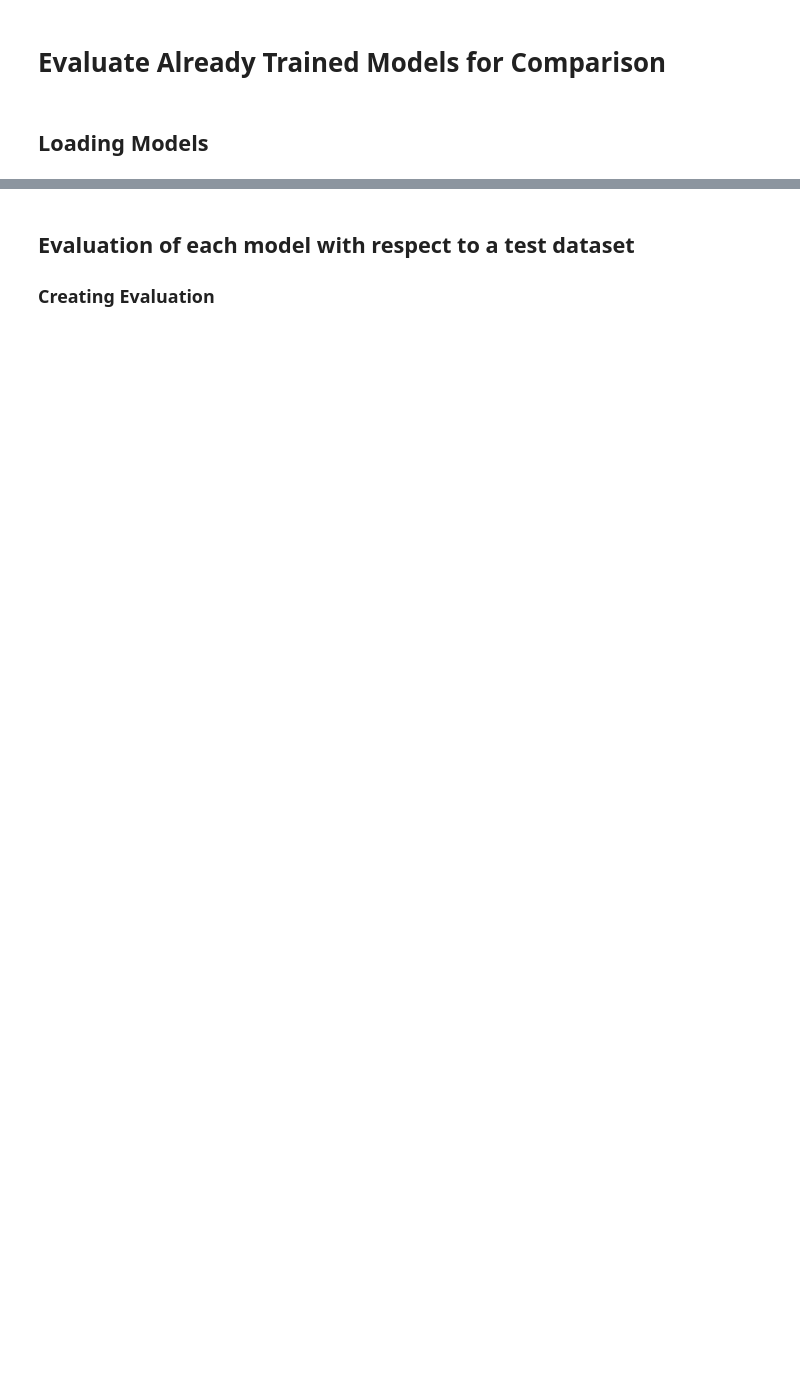
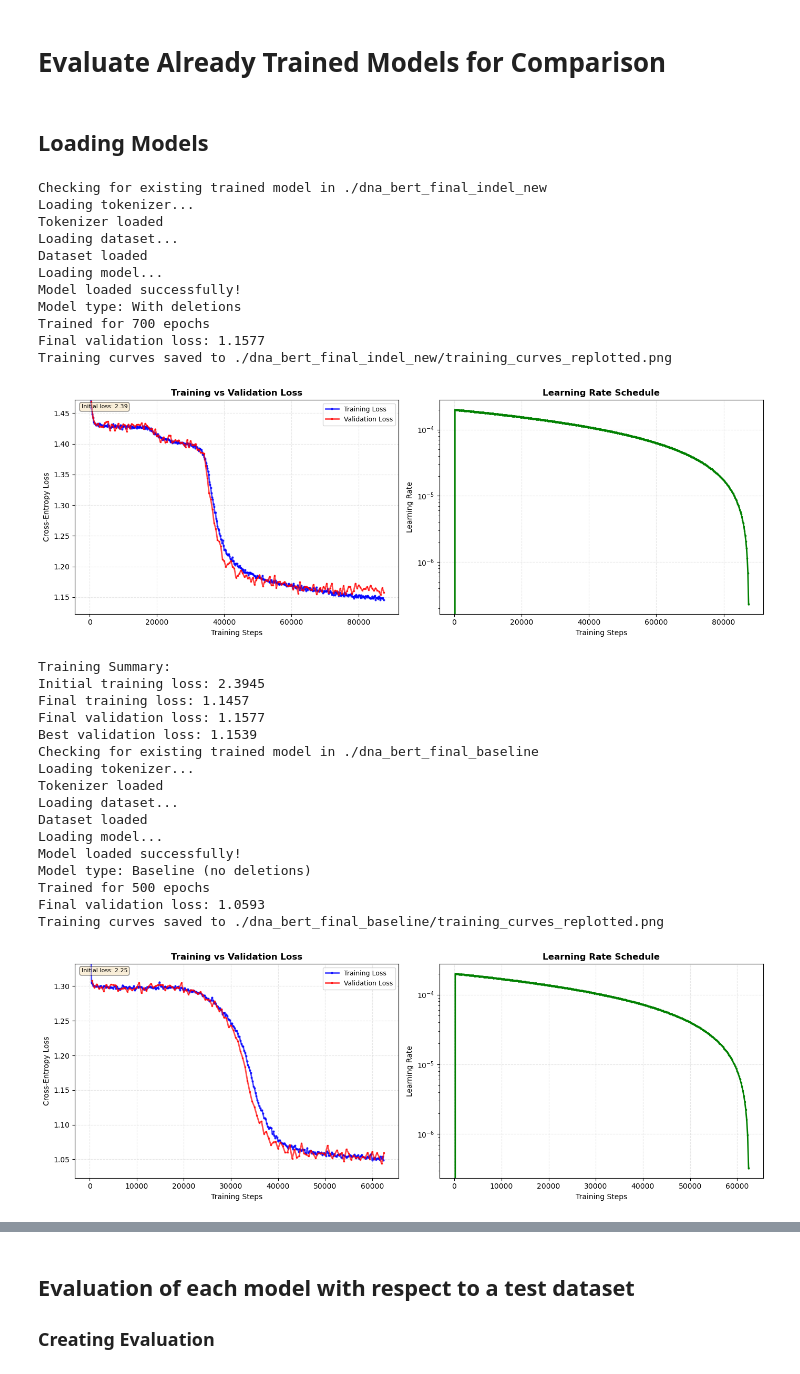
Before and after one commit to giokepa/Sysgen-GLM-for-Indels, a Jupyter notebook: evaluate_model.ipynb, the cells around one changed output, grey strips where cells are left out. Cells and saved outputs as stored; diff of their text form; code cells hidden in the pictures; blank space fills up the shorter version.

```diff
--- a/evaluate_model.ipynb
+++ b/evaluate_model.ipynb
@@ -5,16 +5,40 @@
 # %%
 from fundemental_classes.model_related.glm_model import GLMModel
 
-deletion_model = GLMModel(
-    "./dna_bert_final_indel",
-    "simulated_sequences_distance=5/new_augumented_sequence_size10000_length150_deletions0.2_nodeletionseq0.05.fasta",
-    force_retrain=False,
-    include_deletions=True
-)
+deletion_model = GLMModel("./dna_bert_final_indel_new",
+                          "simulated_sequences_distance=5/new_augumented_sequence_size5000_length100_deletions0.2_nodeletionseq0.05.fasta",
+                          force_retrain=False, include_deletions=True)
 
-baseline_model = GLMModel(
-    "./dna_bert_final_baseline",
-    "simulated_baseline_sequences_distance=5/new_augumented_sequence_size10000_length150_deletions0_nodeletionseq0.05.fasta",
-    force_retrain=False,
-    include_deletions=False
-)
+baseline_model = GLMModel("./dna_bert_final_baseline",
+                           "debug_baselinemodel/new_augumented_sequence_size5000_length100_deletions0_nodeletionseq0.05.fasta",
+                           force_retrain=False, include_deletions=False)
+# %% [output]
+Checking for existing trained model in ./dna_bert_final_indel_new
+Loading tokenizer...
+Tokenizer loaded
+Loading dataset...
+Dataset loaded
+Loading model...
+Model loaded successfully!
+Model type: With deletions
+Trained for 700 epochs
+Final validation loss: 1.1577
+Training curves saved to ./dna_bert_final_indel_new/training_curves_replotted.png
+[figure, added]
+Training Summary:
+Initial training loss: 2.3945
+Final training loss: 1.1457
+Final validation loss: 1.1577
+Best validation loss: 1.1539
+Checking for existing trained model in ./dna_bert_final_baseline
+Loading tokenizer...
+Tokenizer loaded
+Loading dataset...
+Dataset loaded
+Loading model...
+Model loaded successfully!
+Model type: Baseline (no deletions)
+Trained for 500 epochs
+Final validation loss: 1.0593
+Training curves saved to ./dna_bert_final_baseline/training_curves_replotted.png
+[figure, added]
```
Also changed, not shown: parts of 3 cells of this notebook, 9 other files.
